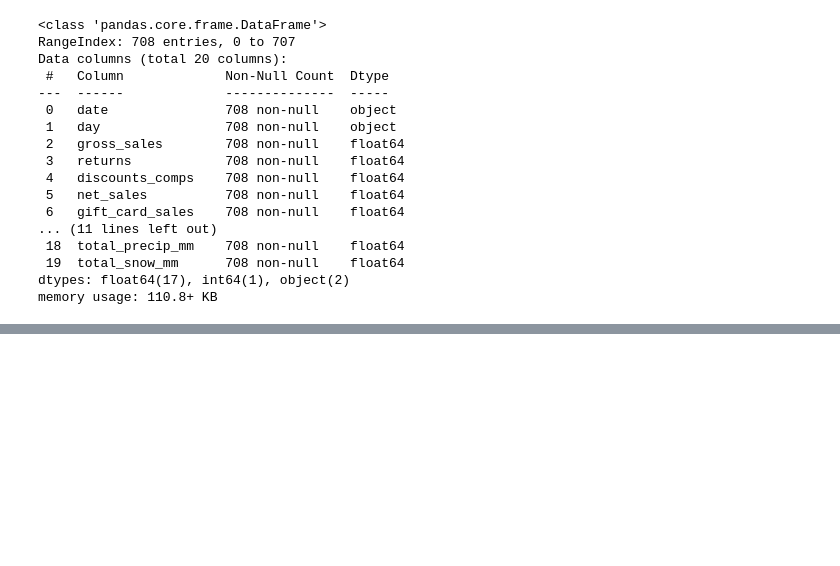
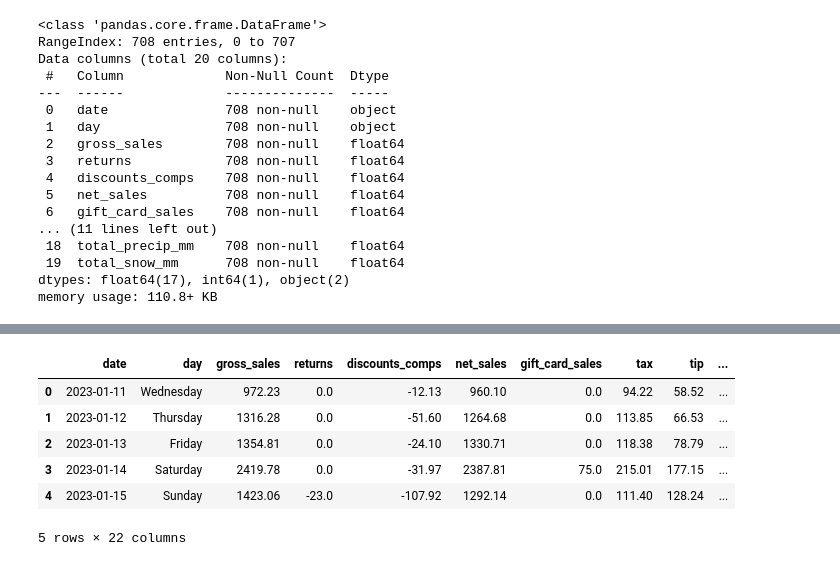
Before and after one commit to tsuijonathan/bakery_sales_analysis, a Jupyter notebook: notebooks/final_data_cleaning.ipynb, the cells around one changed output, grey strips where cells are left out. Saved outputs shown, nothing was run; the diff lists cells and outputs as text; code cells hidden in the pictures; blank space fills up the shorter version.

```diff
--- a/notebooks/final_data_cleaning.ipynb
+++ b/notebooks/final_data_cleaning.ipynb
@@ -47,0 +134,16 @@ display(ontario_holidays_df)
+# %%
+# Filter rows to keep only those up to and including 2024-12-08
+df = df[df['date'] >= '2023-01-11']
+# %%
+# Reset the index after filtering
+df.reset_index(drop=True, inplace=True)
+# %%
+df.head()
+# %% [output]
+|  | date | day | gross_sales | returns | discounts_comps | net_sales | gift_card_sales | tax | tip | ... |
+| 0 | 2023-01-11 | Wednesday | 972.23 | 0.0 | -12.13 | 960.10 | 0.0 | 94.22 | 58.52 | ... |
+| 1 | 2023-01-12 | Thursday | 1316.28 | 0.0 | -51.60 | 1264.68 | 0.0 | 113.85 | 66.53 | ... |
+| 2 | 2023-01-13 | Friday | 1354.81 | 0.0 | -24.10 | 1330.71 | 0.0 | 118.38 | 78.79 | ... |
+| 3 | 2023-01-14 | Saturday | 2419.78 | 0.0 | -31.97 | 2387.81 | 75.0 | 215.01 | 177.15 | ... |
+| 4 | 2023-01-15 | Sunday | 1423.06 | -23.0 | -107.92 | 1292.14 | 0.0 | 111.40 | 128.24 | ... |
+5 rows × 22 columns
```
Also changed, not shown: parts of 19 cells of this notebook, 4 other files.
